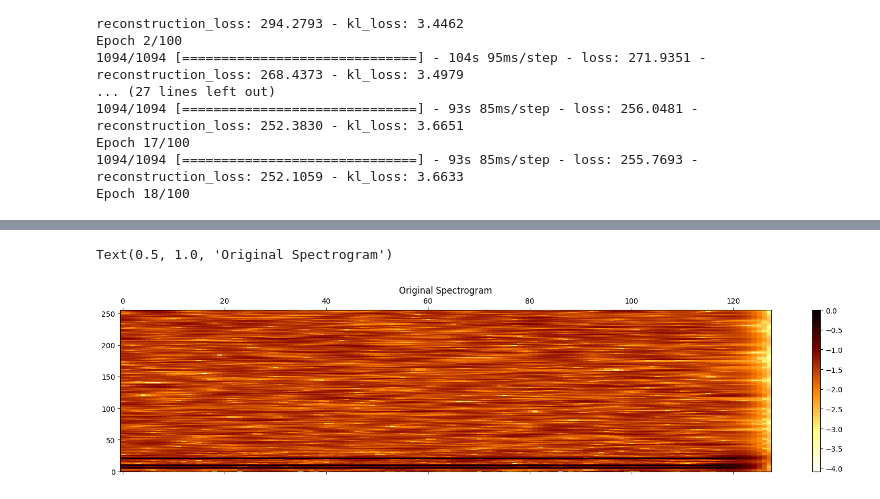
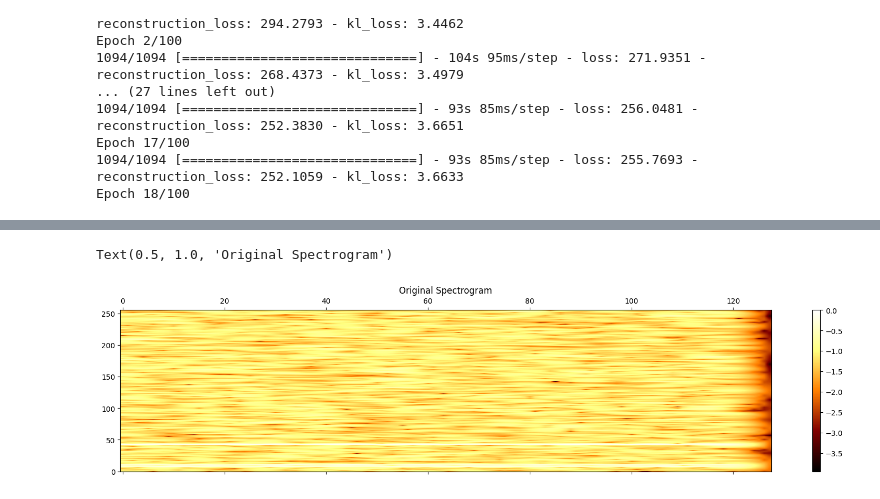
Before and after one commit to GabrielCMG/ProjetDeepLearning, a Jupyter notebook: test.ipynb, the cells around one changed output, grey strips where cells are left out. Saved outputs shown, nothing was run; the diff lists cells and outputs as text; code cells hidden in the pictures.

```diff
--- a/test.ipynb
+++ b/test.ipynb
@@ -332,14 +322,16 @@ shorten_factor = 10 # how much should we compress the x-axis (time)
 start_freq = 300 # Hz # What frequency to start sampling our melS from
 end_freq = 8000 # Hz # What frequency to stop sampling our melS from
 # %%
-s = train[5, :]
+train = pd.read_csv('train.csv', header=None).to_numpy()
+
+s = train[100, :]
 
 X = pretty_spectrogram(s.astype('float64'), fft_size = fft_size, step_size = step_size, log = True, thresh = spec_thresh)
 
 fig, ax = plt.subplots(nrows=1,ncols=1, figsize=(20,4))
-cax = ax.matshow(np.transpose(X), interpolation='nearest', aspect='auto', cmap=plt.cm.afmhot_r, origin='lower')
+cax = ax.matshow(np.transpose(X), interpolation='bilinear', aspect='auto', cmap=plt.cm.afmhot, origin='lower')
 fig.colorbar(cax)
 plt.title('Original Spectrogram')
 # %% [output]
 Text(0.5, 1.0, 'Original Spectrogram')
-[figure, old version]
+[figure, new version]
```
Also changed, not shown: parts of 1 cell of this notebook, 3 other files.
